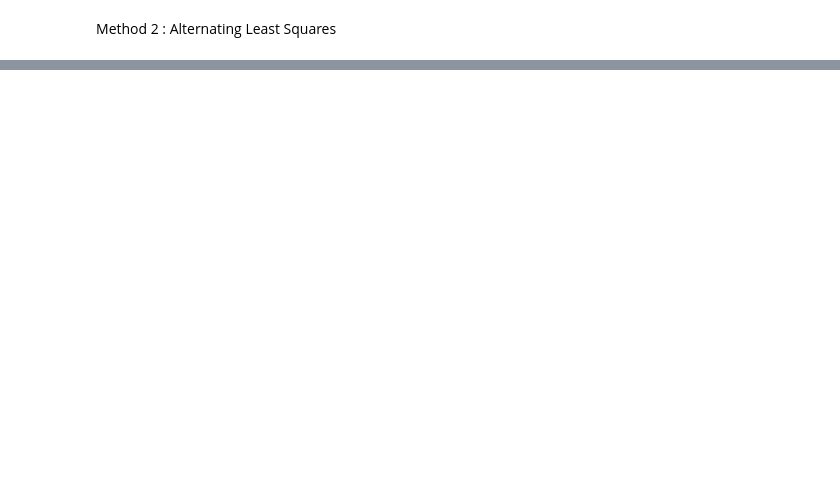
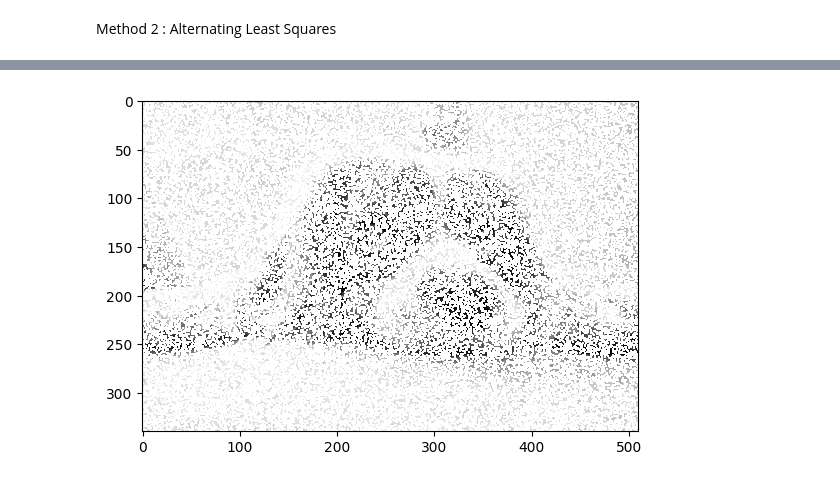
Before and after one commit to Nimitt-nim/MachineLearning, a Jupyter notebook: MatrixCompletion.ipynb, the cells around one changed output, grey strips where cells are left out. Cells and saved outputs as stored; diff of their text form; code cells hidden in the pictures; blank space fills up the shorter version.

```diff
--- a/MatrixCompletion.ipynb
+++ b/MatrixCompletion.ipynb
@@ -89,0 +93,17 @@ plt.show()
+# %%
+mask = np.random.rand(A.shape[0], A.shape[1])
+for i in range(A.shape[0]):
+    for j in range(A.shape[1]):
+        if mask[i][j] < 0.3:
+            mask[i][j] = 1
+        else :
+            mask[i][j] = 0
+M = np.ma.masked_array(A,mask)
+# %%
+A_incomplete = M.filled(np.nan)
+# %%
+img = plt.imshow(A_incomplete)
+plt.set_cmap('gray')
+plt.show()
+# %% [output]
+[figure, added]
```
Also changed, not shown: parts of 8 cells of this notebook.
